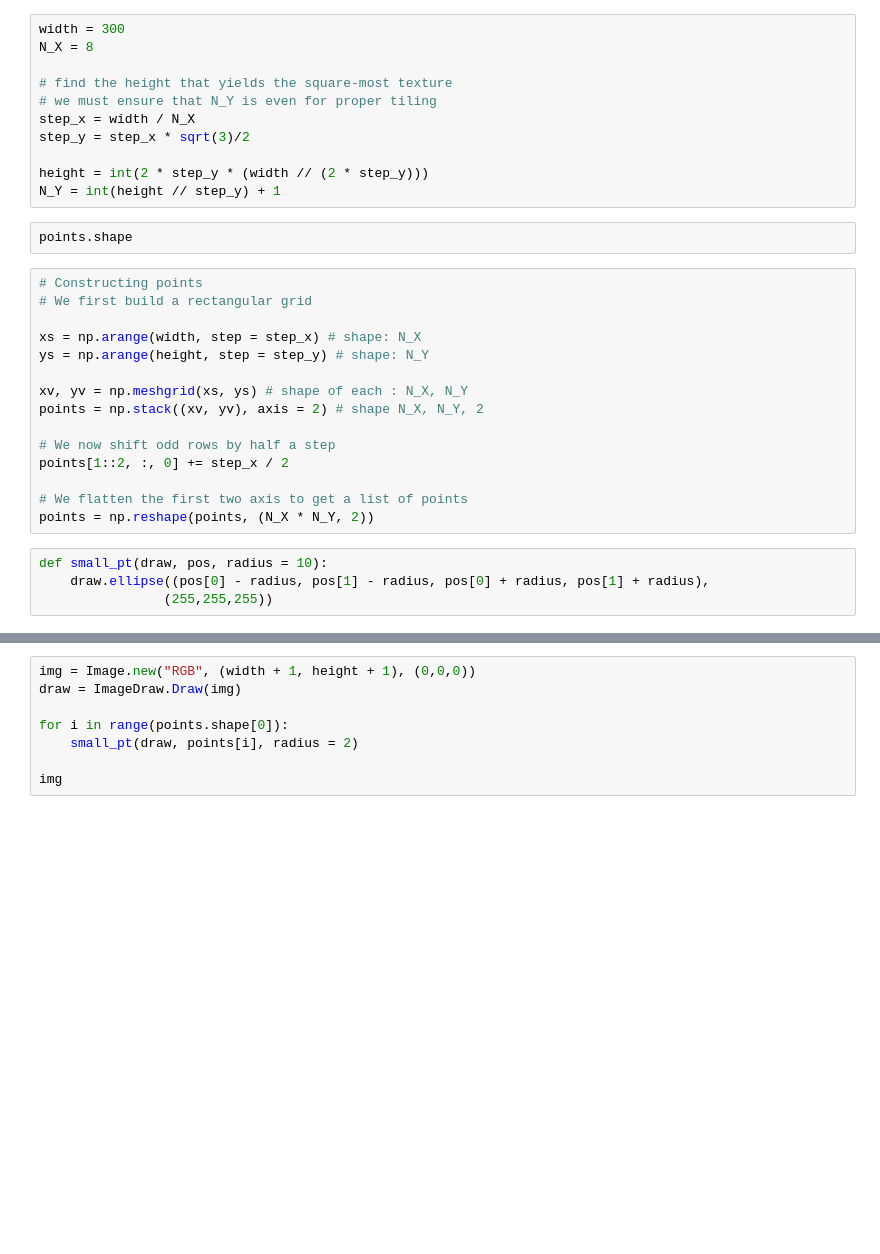
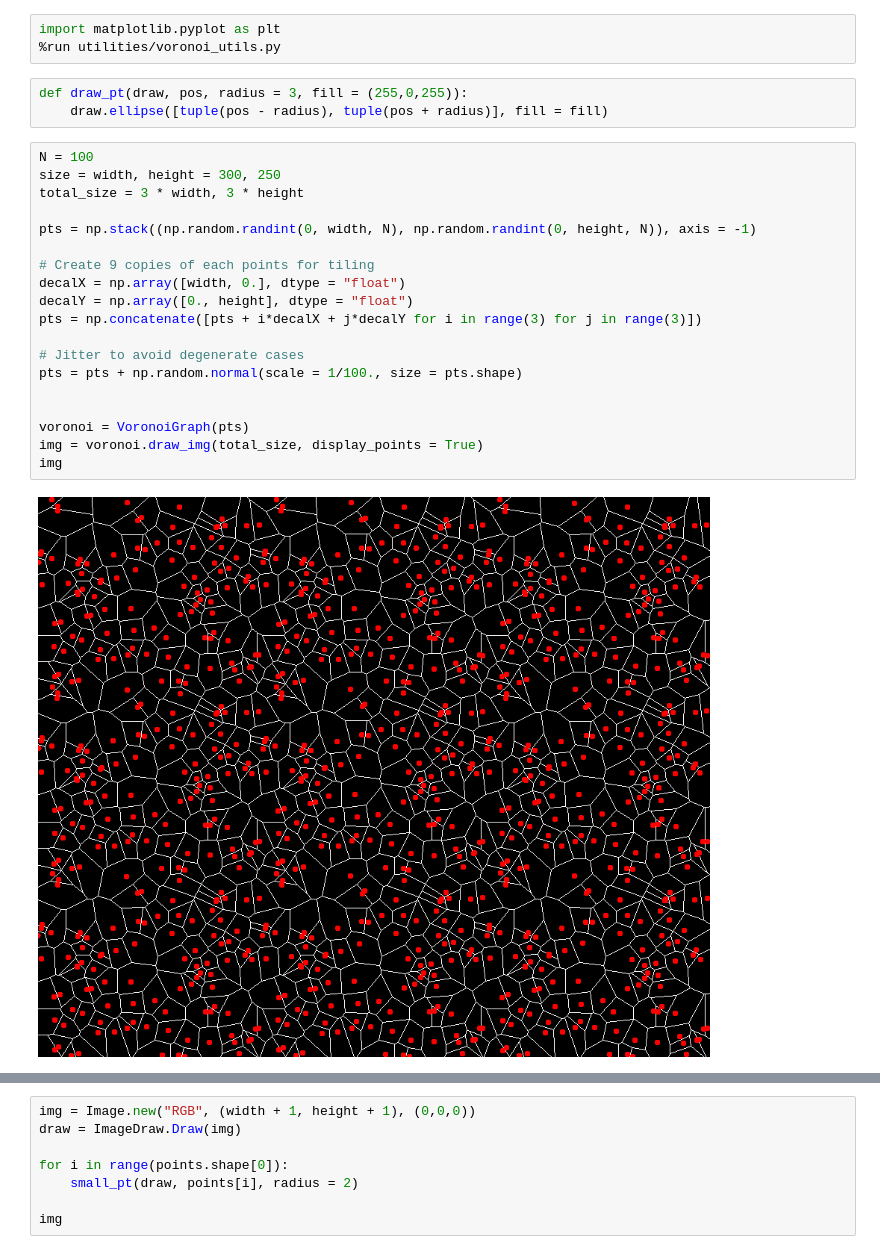
Before and after one commit to KenyC/ProceduralTextureGenerator, a Jupyter notebook: operators/functions/FillVoronoi_test.ipynb, the cells around one changed output, grey strips where cells are left out. Drawn from its saved outputs; the diff is of its cells as text; blank space fills up the shorter version.

```diff
--- a/operators/functions/FillVoronoi_test.ipynb
+++ b/operators/functions/FillVoronoi_test.ipynb
@@ -25,32 +1,27 @@ INCOMPLETE EDGE 19 -> 15 (orig = (6209.278015898683, 1631.6688805114793), dir =
-# %%
-width = 300
-N_X = 8
-
-# find the height that yields the square-most texture
-# we must ensure that N_Y is even for proper tiling
-step_x = width / N_X
-step_y = step_x * sqrt(3)/2
-
-height = int(2 * step_y * (width // (2 * step_y)))
-N_Y = int(height // step_y) + 1
-# %%
-points.shape
-# %%
-# Constructing points
-# We first build a rectangular grid
-
-xs = np.arange(width, step = step_x) # shape: N_X
-ys = np.arange(height, step = step_y) # shape: N_Y
-
-xv, yv = np.meshgrid(xs, ys) # shape of each : N_X, N_Y
-points = np.stack((xv, yv), axis = 2) # shape N_X, N_Y, 2
-
-# We now shift odd rows by half a step
-points[1::2, :, 0] += step_x / 2
-
-# We flatten the first two axis to get a list of points
-points = np.reshape(points, (N_X * N_Y, 2))
+# %%
+import matplotlib.pyplot as plt
+%run utilities/voronoi_utils.py
 # %%
-def small_pt(draw, pos, radius = 10):
-    draw.ellipse((pos[0] - radius, pos[1] - radius, pos[0] + radius, pos[1] + radius),
-                (255,255,255))
+def draw_pt(draw, pos, radius = 3, fill = (255,0,255)):
+    draw.ellipse([tuple(pos - radius), tuple(pos + radius)], fill = fill)
+# %%
+N = 100
+size = width, height = 300, 250
+total_size = 3 * width, 3 * height
+
+pts = np.stack((np.random.randint(0, width, N), np.random.randint(0, height, N)), axis = -1)
+
+# Create 9 copies of each points for tiling
+decalX = np.array([width, 0.], dtype = "float")
+decalY = np.array([0., height], dtype = "float")
+pts = np.concatenate([pts + i*decalX + j*decalY for i in range(3) for j in range(3)])
+
+# Jitter to avoid degenerate cases
+pts = pts + np.random.normal(scale = 1/100., size = pts.shape)
+
+
+voronoi = VoronoiGraph(pts)
+img = voronoi.draw_img(total_size, display_points = True)
+img
+# %% [output]
+[figure, added]
```
Also changed, not shown: parts of 11 cells of this notebook, 5 other files.
